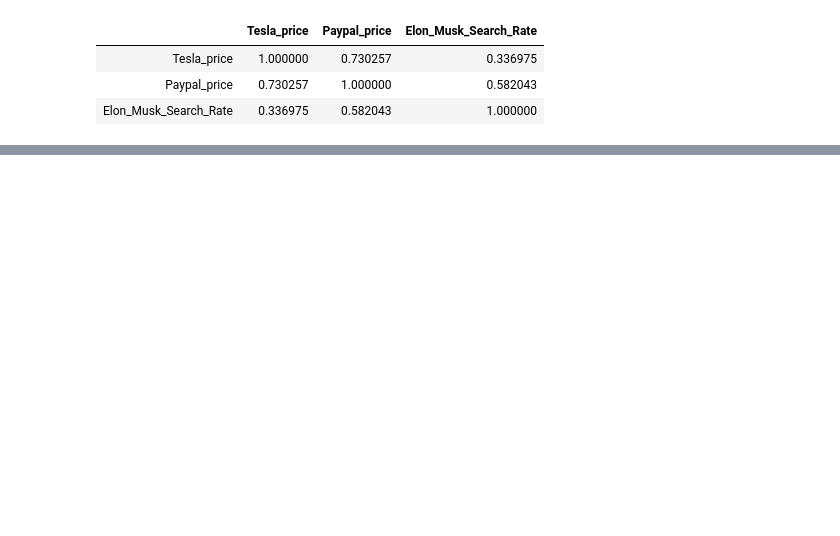
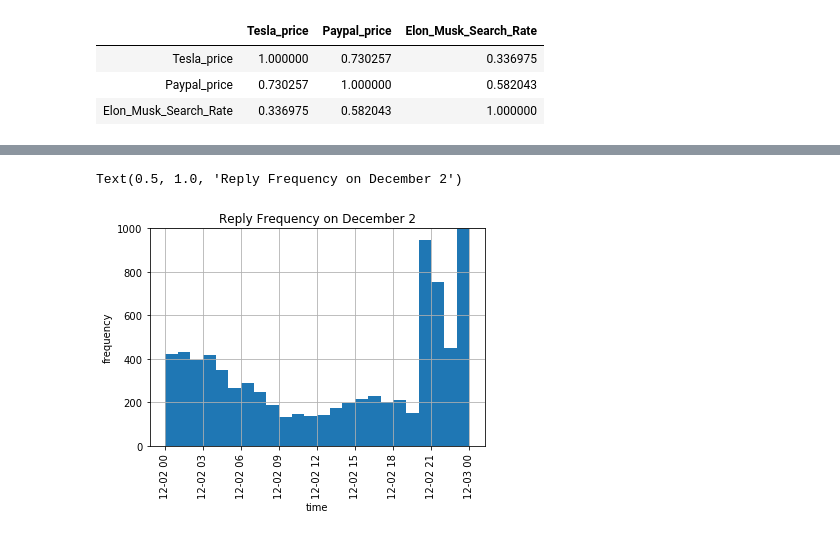
Before and after one commit to patches12306/patches12306, a Jupyter notebook: Milestone1.ipynb, the cells around one changed output, grey strips where cells are left out. Saved outputs shown, nothing was run; the diff lists cells and outputs as text; code cells hidden in the pictures; blank space fills up the shorter version.

```diff
--- a/Milestone1.ipynb
+++ b/Milestone1.ipynb
@@ -182,0 +429,9 @@ Twitter Sentiment will be the strongest indicator of stock price, because it not
+# %%
+#creates histogram over 24 hour period on day 2, y axis limit set to 1000
+plot = elon_tweets_2['DateTime'].hist(bins = 24,xrot = 90).set_ylim(0,1000)
+plt.xlabel('time')
+plt.ylabel('frequency')
+plt.title('Reply Frequency on December 2')
+# %% [output]
+Text(0.5, 1.0, 'Reply Frequency on December 2')
+[figure, added]
```
Also changed, not shown: parts of 39 cells of this notebook, 2 other files.
